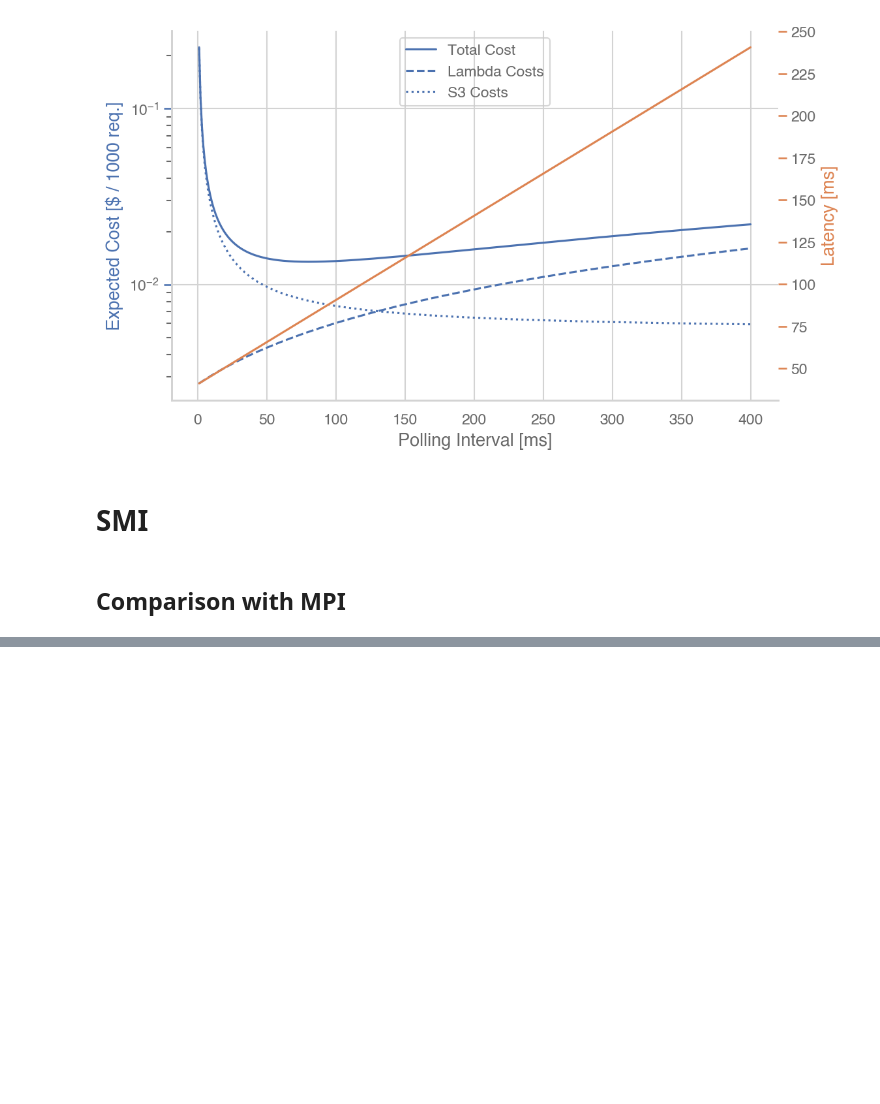
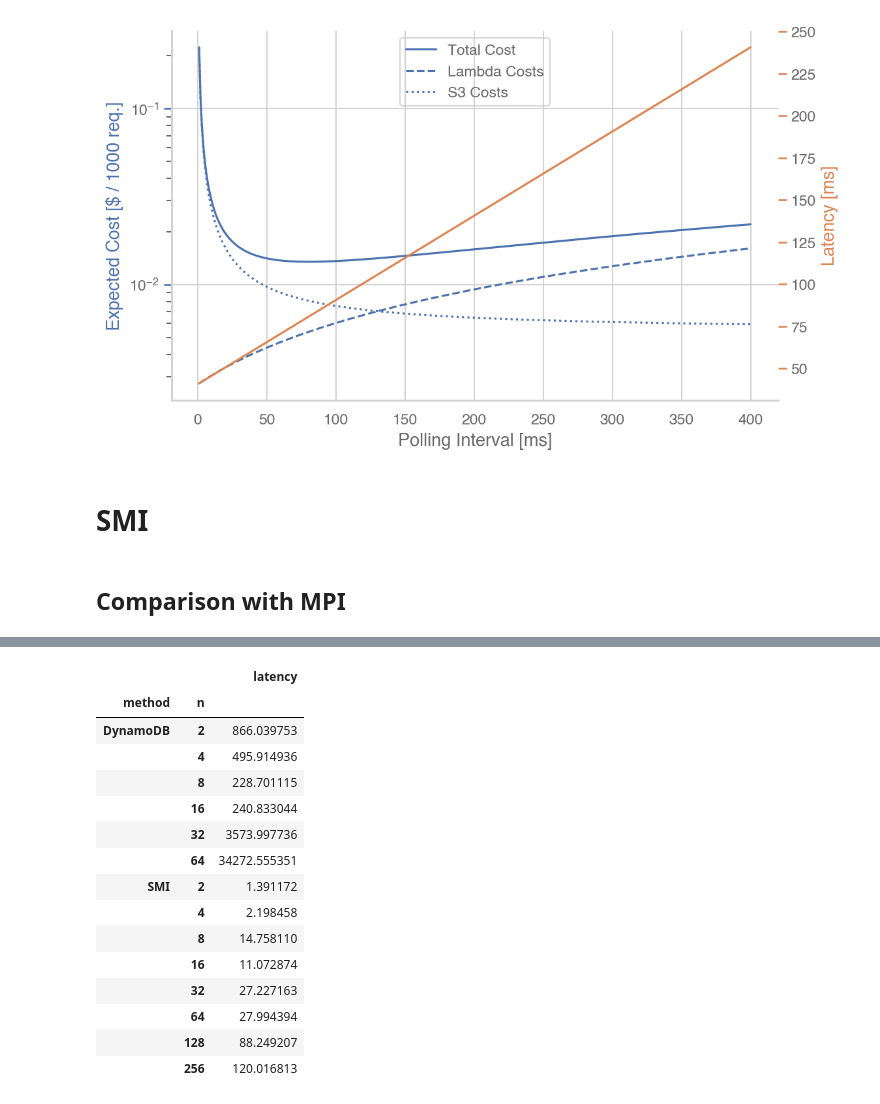
Before and after one commit to OpenCoreCH/LambdaCommBenchmarks, a Jupyter notebook: analysis/lambda_comm_benchmarks.ipynb, the cells around one changed output, grey strips where cells are left out. Drawn from its saved outputs; the diff is of its cells as text; code cells hidden in the pictures; blank space fills up the shorter version.

```diff
--- a/analysis/lambda_comm_benchmarks.ipynb
+++ b/analysis/lambda_comm_benchmarks.ipynb
@@ -1021,0 +1026,40 @@ for ix,iy in np.ndindex(axs.shape):
+# %%
+exp_data = {"n": [], "latency": [], "method": []}
+for num_node in NUM_NODES:
+    comm_times = []
+    for i in range(num_node):
+        if num_node <= 64:
+            dynamo_path = os.path.join(DYNAMO_BASE_PATH, "{}_{}.json".format(num_node, i))
+            with open(dynamo_path, "r") as json_file:
+                data = json.load(json_file)
+                for comm_time in data['comm_times'][1:]:
+                    exp_data["n"].append(num_node)
+                    exp_data["latency"].append(comm_time * 1000)
+                    exp_data["method"].append("DynamoDB")
+        smi_path = os.path.join(SMI_BASE_BATH, "{}_{}.json".format(num_node, i))
+        with open(smi_path, "r") as json_file:
+            data = json.load(json_file)
+            for comm_time in data['comm_times'][1:]:
+                exp_data["n"].append(num_node)
+                exp_data["latency"].append(comm_time * 1000)
+                exp_data["method"].append("SMI")
+vals = pd.DataFrame(exp_data)
+vals.groupby(['method', 'n']).mean()
+vals.groupby(['method', 'n']).max()
+# %% [output]
+|  |  | latency |
+| method | n |  |
+| DynamoDB | 2 | 866.039753 |
+|  | 4 | 495.914936 |
+|  | 8 | 228.701115 |
+|  | 16 | 240.833044 |
+|  | 32 | 3573.997736 |
+|  | 64 | 34272.555351 |
+| SMI | 2 | 1.391172 |
+|  | 4 | 2.198458 |
+|  | 8 | 14.758110 |
+|  | 16 | 11.072874 |
+|  | 32 | 27.227163 |
+|  | 64 | 27.994394 |
+|  | 128 | 88.249207 |
+|  | 256 | 120.016813 |
```
Also changed, not shown: parts of 6 cells of this notebook.
